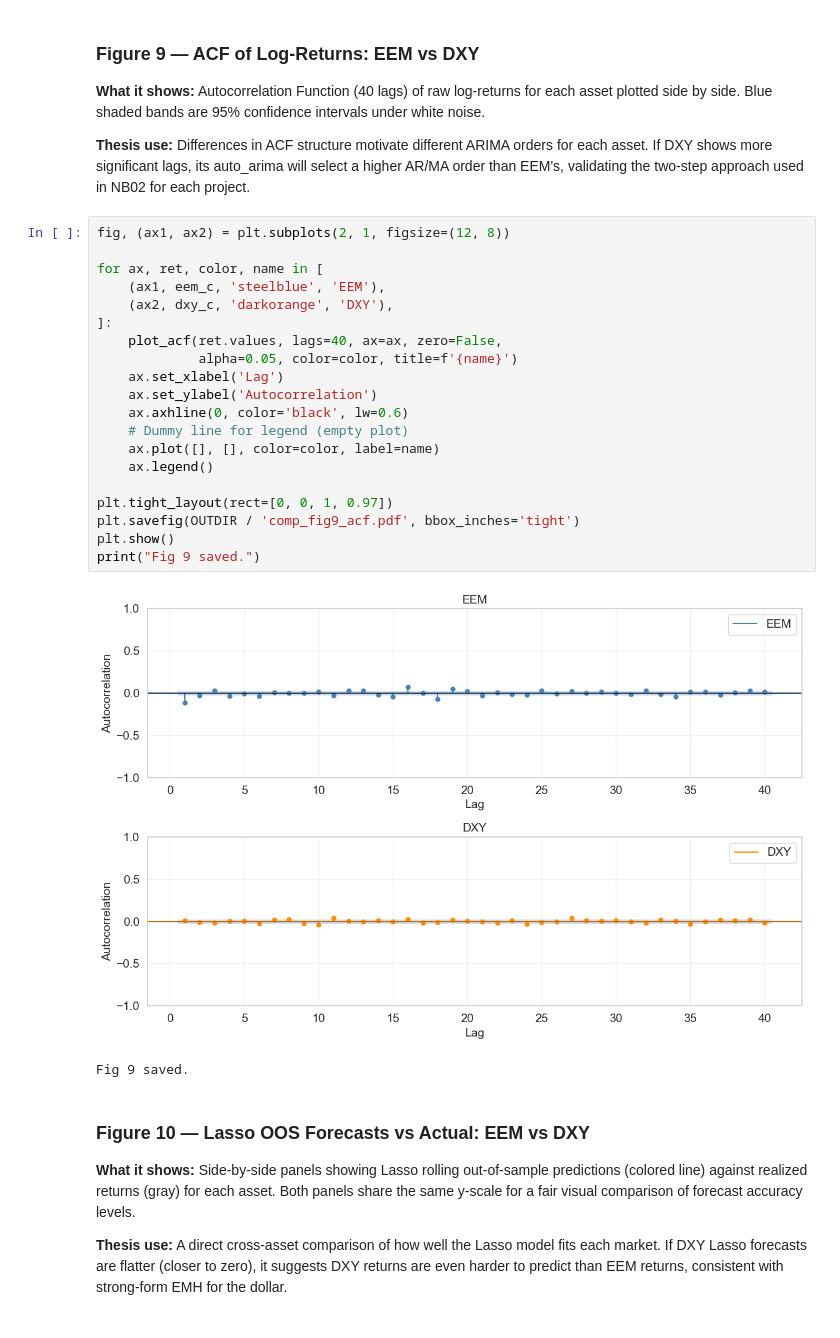
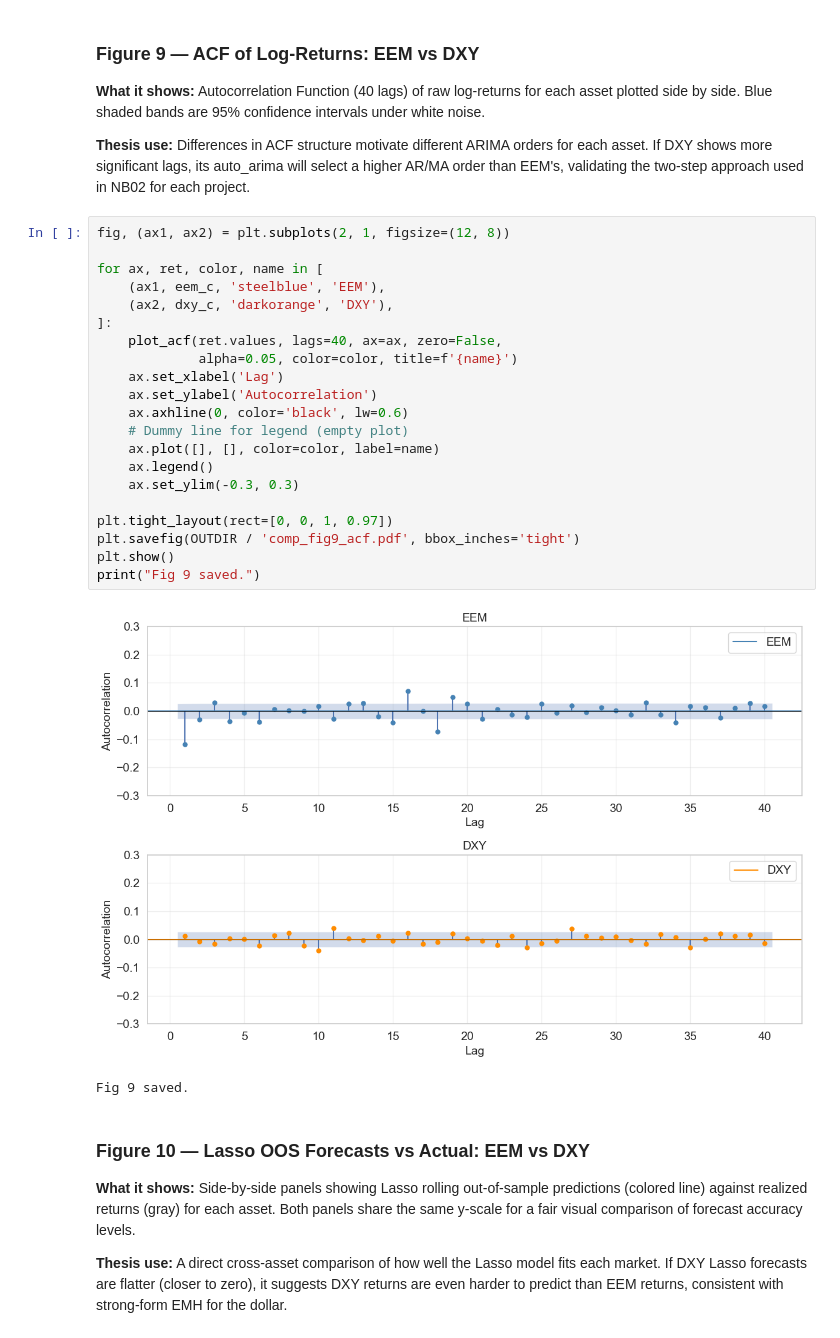
Before and after one commit to KairosPath/BachelorThesis, a Jupyter notebook: 04_comparison.ipynb, the cells around one changed output. Cells and saved outputs as stored; diff of their text form.

```diff
--- a/04_comparison.ipynb
+++ b/04_comparison.ipynb
@@ -655,25 +655,26 @@ NB02 for each project.
 # %%
 fig, (ax1, ax2) = plt.subplots(2, 1, figsize=(12, 8))
 
 for ax, ret, color, name in [
     (ax1, eem_c, 'steelblue', 'EEM'),
     (ax2, dxy_c, 'darkorange', 'DXY'),
 ]:
     plot_acf(ret.values, lags=40, ax=ax, zero=False,
              alpha=0.05, color=color, title=f'{name}')
     ax.set_xlabel('Lag')
     ax.set_ylabel('Autocorrelation')
     ax.axhline(0, color='black', lw=0.6)
     # Dummy line for legend (empty plot)
     ax.plot([], [], color=color, label=name)
     ax.legend()
+    ax.set_ylim(-0.3, 0.3)
 
 plt.tight_layout(rect=[0, 0, 1, 0.97])
 plt.savefig(OUTDIR / 'comp_fig9_acf.pdf', bbox_inches='tight')
 plt.show()
 print("Fig 9 saved.")
 # %% [output]
-[figure, old version]
+[figure, new version]
 Fig 9 saved.
 # %% [markdown]
 ### Figure 10 — Lasso OOS Forecasts vs Actual: EEM vs DXY
```
Also changed, not shown: parts of 8 cells of this notebook, 56 other files.
